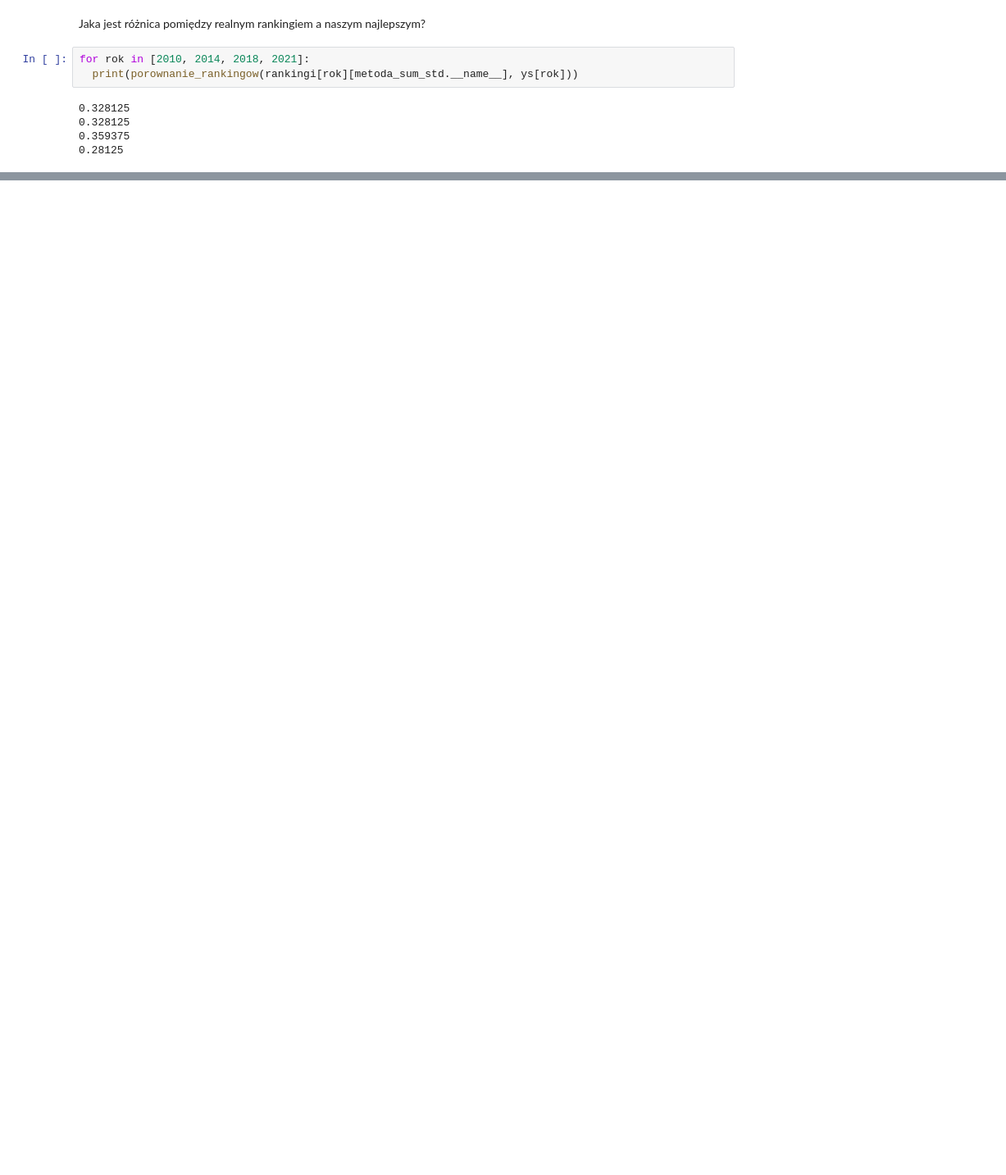
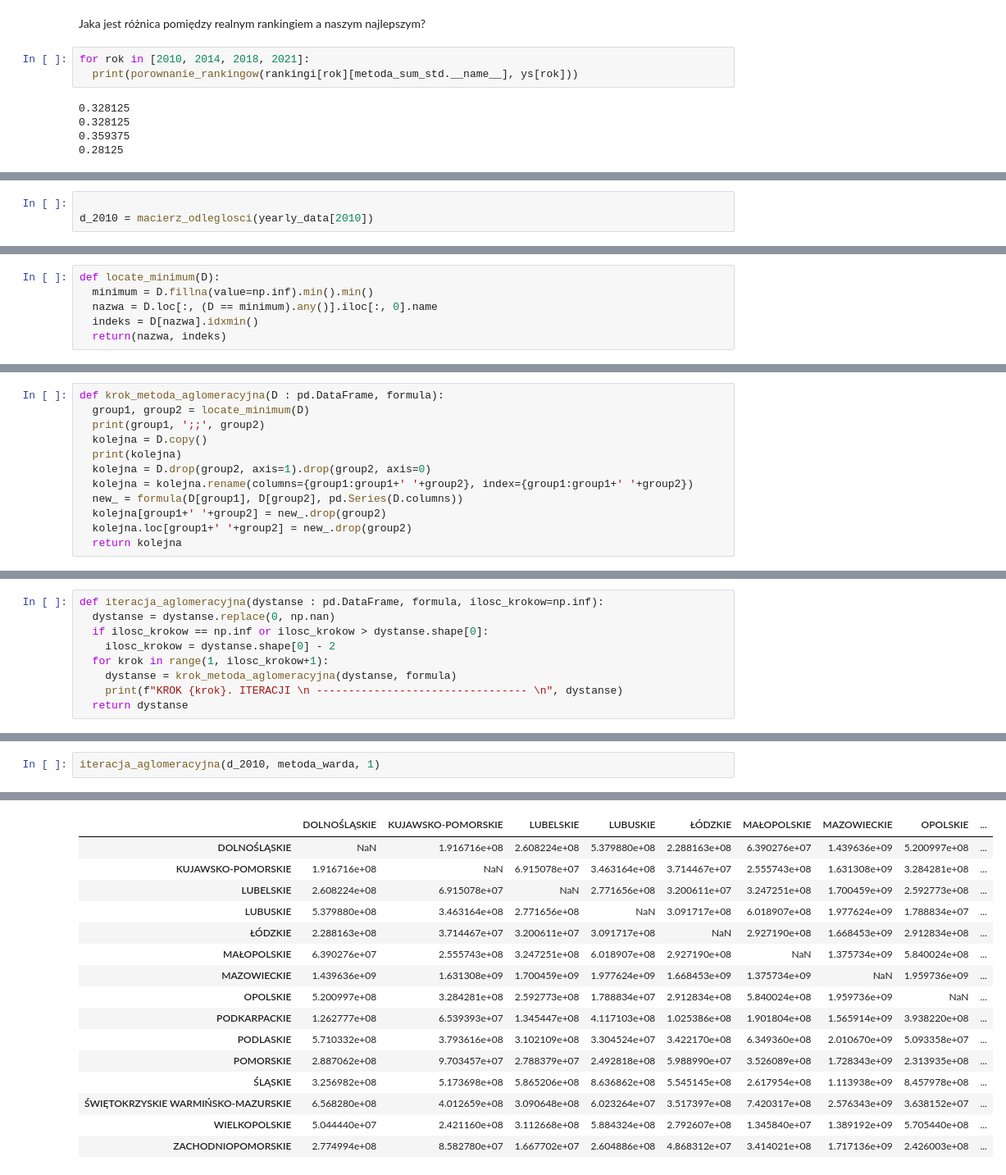
Before and after one commit to Sillem/suicide_study, a Jupyter notebook: Projekt_EP.ipynb, the cells around one changed output, grey strips where cells are left out. Shown: that part at 82% size. Cells and saved outputs as stored; diff of their text form; blank space fills up the shorter version.

Commit message:
Dodana funkcjonalność liczenia macierzy odległości, zaimplementowane wszystkie metody metody aglomeracyjnej

```diff
--- a/Projekt_EP.ipynb
+++ b/Projekt_EP.ipynb
@@ -480,0 +498,3 @@ for rok in [2010, 2014, 2018, 2021]:
+# %%
+
+d_2010 = macierz_odleglosci(yearly_data[2010])
@@ -480,0 +503,6 @@ for rok in [2010, 2014, 2018, 2021]:
+# %%
+def locate_minimum(D):
+  minimum = D.fillna(value=np.inf).min().min()
+  nazwa = D.loc[:, (D == minimum).any()].iloc[:, 0].name
+  indeks = D[nazwa].idxmin()
+  return(nazwa, indeks)
@@ -480,0 +545,12 @@ for rok in [2010, 2014, 2018, 2021]:
+# %%
+def krok_metoda_aglomeracyjna(D : pd.DataFrame, formula):
+  group1, group2 = locate_minimum(D)
+  print(group1, ';;', group2)
+  kolejna = D.copy()
+  print(kolejna)
+  kolejna = D.drop(group2, axis=1).drop(group2, axis=0)
+  kolejna = kolejna.rename(columns={group1:group1+' '+group2}, index={group1:group1+' '+group2})
+  new_ = formula(D[group1], D[group2], pd.Series(D.columns))
+  kolejna[group1+' '+group2] = new_.drop(group2)
+  kolejna.loc[group1+' '+group2] = new_.drop(group2)
+  return kolejna
@@ -480,0 +560,9 @@ for rok in [2010, 2014, 2018, 2021]:
+# %%
+def iteracja_aglomeracyjna(dystanse : pd.DataFrame, formula, ilosc_krokow=np.inf):
+  dystanse = dystanse.replace(0, np.nan)
+  if ilosc_krokow == np.inf or ilosc_krokow > dystanse.shape[0]:
+    ilosc_krokow = dystanse.shape[0] - 2
+  for krok in range(1, ilosc_krokow+1):
+    dystanse = krok_metoda_aglomeracyjna(dystanse, formula)
+    print(f"KROK {krok}. ITERACJI \n --------------------------------- \n", dystanse)
+  return dystanse
@@ -480,0 +571,3 @@ for rok in [2010, 2014, 2018, 2021]:
+# %%
+iteracja_aglomeracyjna(d_2010, metoda_warda, 1)
+# %% [output]
@@ -480,0 +591,16 @@ for rok in [2010, 2014, 2018, 2021]:
+|  | DOLNOŚLĄSKIE | KUJAWSKO-POMORSKIE | LUBELSKIE | LUBUSKIE | ŁÓDZKIE | MAŁOPOLSKIE | MAZOWIECKIE | OPOLSKIE | ... |
+| DOLNOŚLĄSKIE | NaN | 1.916716e+08 | 2.608224e+08 | 5.379880e+08 | 2.288163e+08 | 6.390276e+07 | 1.439636e+09 | 5.200997e+08 | ... |
+| KUJAWSKO-POMORSKIE | 1.916716e+08 | NaN | 6.915078e+07 | 3.463164e+08 | 3.714467e+07 | 2.555743e+08 | 1.631308e+09 | 3.284281e+08 | ... |
+| LUBELSKIE | 2.608224e+08 | 6.915078e+07 | NaN | 2.771656e+08 | 3.200611e+07 | 3.247251e+08 | 1.700459e+09 | 2.592773e+08 | ... |
+| LUBUSKIE | 5.379880e+08 | 3.463164e+08 | 2.771656e+08 | NaN | 3.091717e+08 | 6.018907e+08 | 1.977624e+09 | 1.788834e+07 | ... |
+| ŁÓDZKIE | 2.288163e+08 | 3.714467e+07 | 3.200611e+07 | 3.091717e+08 | NaN | 2.927190e+08 | 1.668453e+09 | 2.912834e+08 | ... |
+| MAŁOPOLSKIE | 6.390276e+07 | 2.555743e+08 | 3.247251e+08 | 6.018907e+08 | 2.927190e+08 | NaN | 1.375734e+09 | 5.840024e+08 | ... |
+| MAZOWIECKIE | 1.439636e+09 | 1.631308e+09 | 1.700459e+09 | 1.977624e+09 | 1.668453e+09 | 1.375734e+09 | NaN | 1.959736e+09 | ... |
+| OPOLSKIE | 5.200997e+08 | 3.284281e+08 | 2.592773e+08 | 1.788834e+07 | 2.912834e+08 | 5.840024e+08 | 1.959736e+09 | NaN | ... |
+| PODKARPACKIE | 1.262777e+08 | 6.539393e+07 | 1.345447e+08 | 4.117103e+08 | 1.025386e+08 | 1.901804e+08 | 1.565914e+09 | 3.938220e+08 | ... |
+| PODLASKIE | 5.710332e+08 | 3.793616e+08 | 3.102109e+08 | 3.304524e+07 | 3.422170e+08 | 6.349360e+08 | 2.010670e+09 | 5.093358e+07 | ... |
+| POMORSKIE | 2.887062e+08 | 9.703457e+07 | 2.788379e+07 | 2.492818e+08 | 5.988990e+07 | 3.526089e+08 | 1.728343e+09 | 2.313935e+08 | ... |
+| ŚLĄSKIE | 3.256982e+08 | 5.173698e+08 | 5.865206e+08 | 8.636862e+08 | 5.545145e+08 | 2.617954e+08 | 1.113938e+09 | 8.457978e+08 | ... |
+| ŚWIĘTOKRZYSKIE WARMIŃSKO-MAZURSKIE | 6.568280e+08 | 4.012659e+08 | 3.090648e+08 | 6.023264e+07 | 3.517397e+08 | 7.420317e+08 | 2.576343e+09 | 3.638152e+07 | ... |
+| WIELKOPOLSKIE | 5.044440e+07 | 2.421160e+08 | 3.112668e+08 | 5.884324e+08 | 2.792607e+08 | 1.345840e+07 | 1.389192e+09 | 5.705440e+08 | ... |
+| ZACHODNIOPOMORSKIE | 2.774994e+08 | 8.582780e+07 | 1.667702e+07 | 2.604886e+08 | 4.868312e+07 | 3.414021e+08 | 1.717136e+09 | 2.426003e+08 | ... |
```
Also changed, not shown: parts of 11 cells of this notebook.
